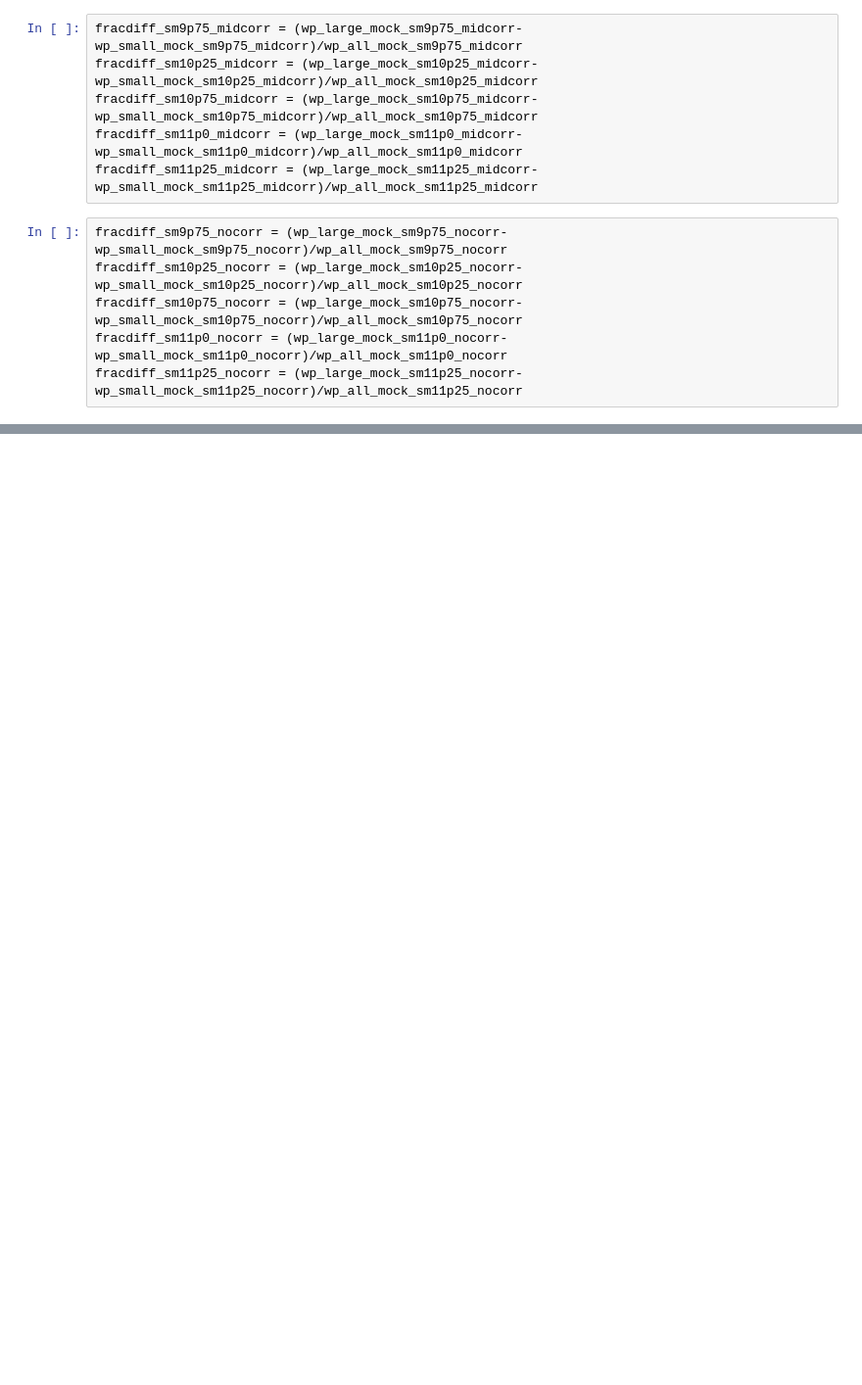
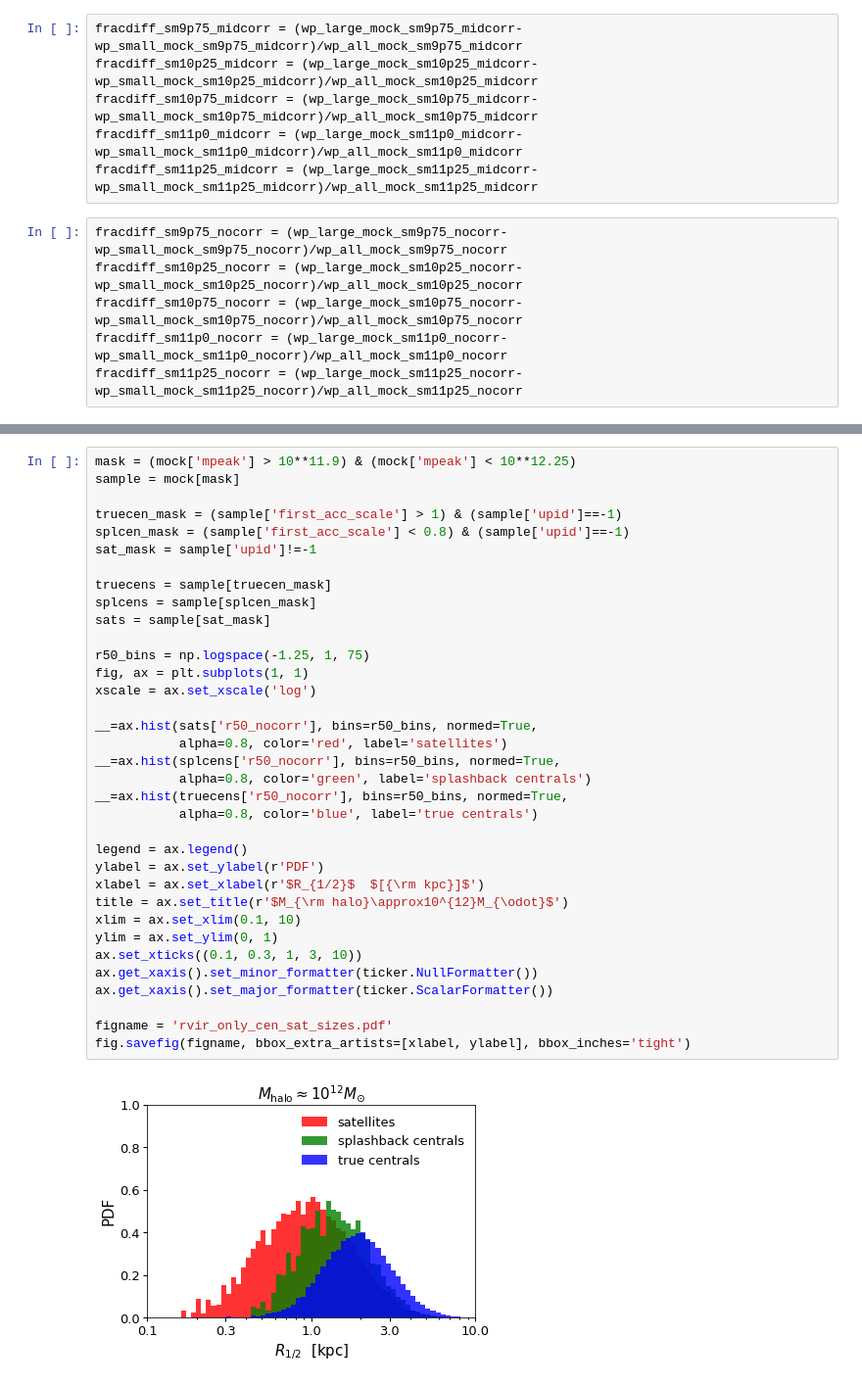
Before and after one commit to aphearin/galsize_models, a Jupyter notebook: notebooks/sham_based_penultimate_results.ipynb, the cells around one changed output, grey strips where cells are left out. Shown at 98% size. Saved outputs shown, nothing was run; the diff lists cells and outputs as text; blank space fills up the shorter version.

Commit message:
Added updated version of cen/sat sizes histogram figure

```diff
--- a/notebooks/sham_based_penultimate_results.ipynb
+++ b/notebooks/sham_based_penultimate_results.ipynb
@@ -380,0 +381,37 @@ fig.savefig(figname, bbox_extra_artists=[xlabel3, ylabel3], bbox_inches='tight')
+# %%
+mask = (mock['mpeak'] > 10**11.9) & (mock['mpeak'] < 10**12.25)
+sample = mock[mask]
+
+truecen_mask = (sample['first_acc_scale'] > 1) & (sample['upid']==-1)
+splcen_mask = (sample['first_acc_scale'] < 0.8) & (sample['upid']==-1)
+sat_mask = sample['upid']!=-1
+
+truecens = sample[truecen_mask]
+splcens = sample[splcen_mask]
+sats = sample[sat_mask]
+
+r50_bins = np.logspace(-1.25, 1, 75)
+fig, ax = plt.subplots(1, 1)
+xscale = ax.set_xscale('log')
+
+__=ax.hist(sats['r50_nocorr'], bins=r50_bins, normed=True,
+           alpha=0.8, color='red', label='satellites')
+__=ax.hist(splcens['r50_nocorr'], bins=r50_bins, normed=True,
+           alpha=0.8, color='green', label='splashback centrals')
+__=ax.hist(truecens['r50_nocorr'], bins=r50_bins, normed=True,
+           alpha=0.8, color='blue', label='true centrals')
+
+legend = ax.legend()
+ylabel = ax.set_ylabel(r'PDF')
+xlabel = ax.set_xlabel(r'$R_{1/2}$  $[{\rm kpc}]$')
+title = ax.set_title(r'$M_{\rm halo}\approx10^{12}M_{\odot}$')
+xlim = ax.set_xlim(0.1, 10)
+ylim = ax.set_ylim(0, 1)
+ax.set_xticks((0.1, 0.3, 1, 3, 10))
+ax.get_xaxis().set_minor_formatter(ticker.NullFormatter())
+ax.get_xaxis().set_major_formatter(ticker.ScalarFormatter())
+
+figname = 'rvir_only_cen_sat_sizes.pdf'
+fig.savefig(figname, bbox_extra_artists=[xlabel, ylabel], bbox_inches='tight')
+# %% [output]
+[figure, added]
```
Also changed, not shown: parts of 3 cells of this notebook, 4 other files.
